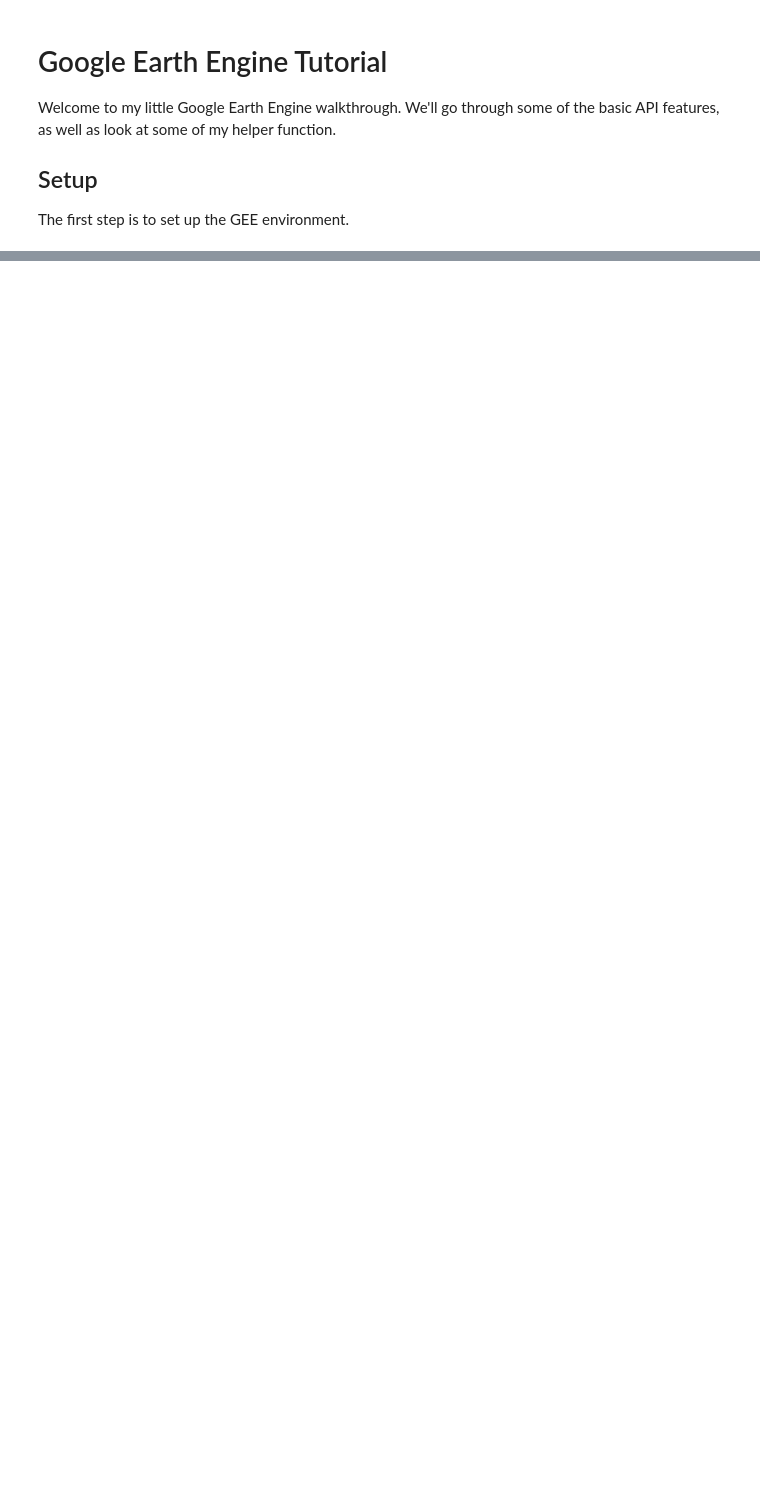
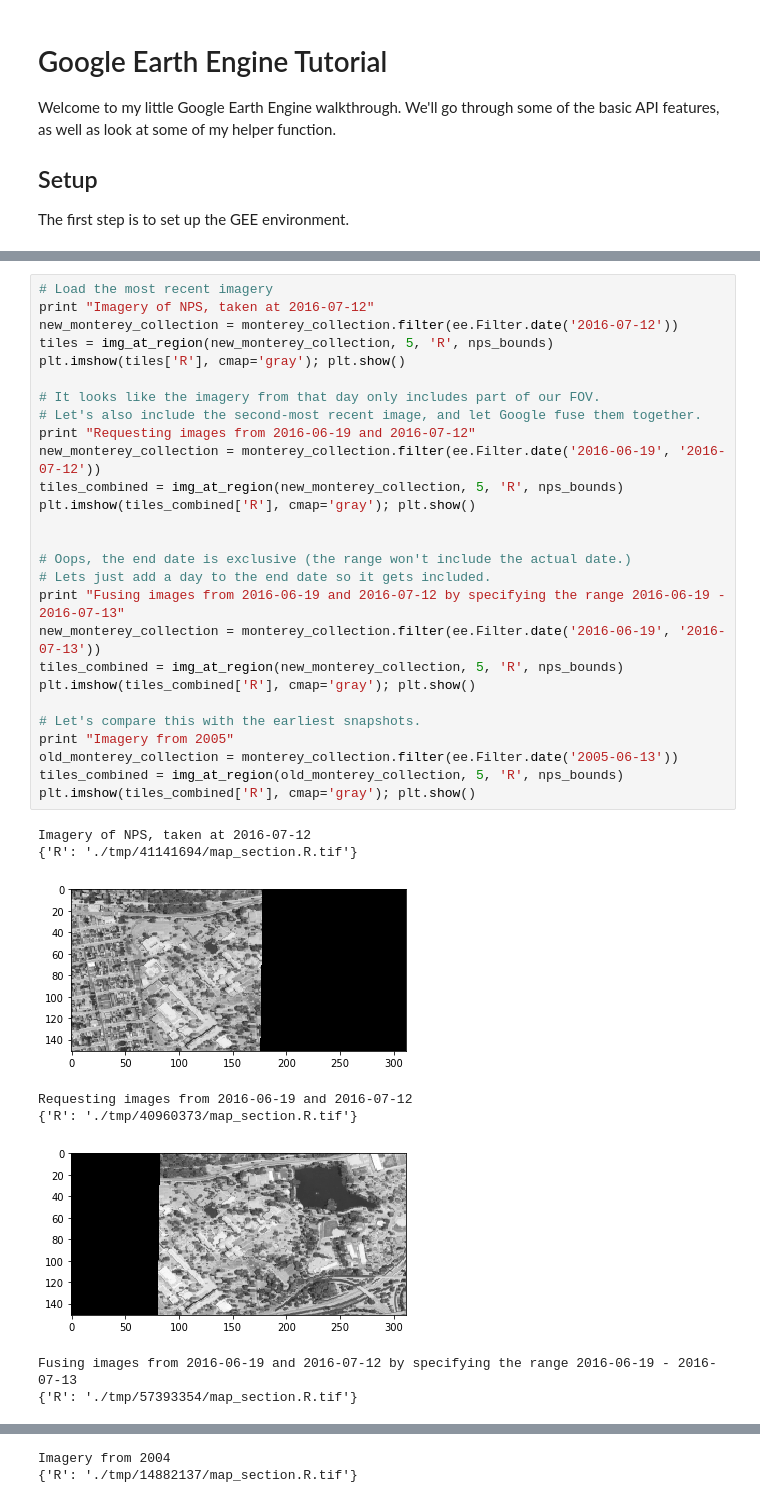
Before and after one commit to jldowns/google_earth_engine_notebook, a Jupyter notebook: notebook/hello_ge.ipynb, the cells around one changed output, grey strips where cells are left out. Saved outputs shown, nothing was run; the diff lists cells and outputs as text; blank space fills up the shorter version.

```diff
--- a/notebook/hello_ge.ipynb
+++ b/notebook/hello_ge.ipynb
@@ -72,0 +76,36 @@ The autoreload extension is already loaded. To reload it, use:
+# %%
+# Load the most recent imagery
+print "Imagery of NPS, taken at 2016-07-12"
+new_monterey_collection = monterey_collection.filter(ee.Filter.date('2016-07-12'))
+tiles = img_at_region(new_monterey_collection, 5, 'R', nps_bounds)
+plt.imshow(tiles['R'], cmap='gray'); plt.show()
+
+# It looks like the imagery from that day only includes part of our FOV.
+# Let's also include the second-most recent image, and let Google fuse them together.
+print "Requesting images from 2016-06-19 and 2016-07-12"
+new_monterey_collection = monterey_collection.filter(ee.Filter.date('2016-06-19', '2016-07-12'))
+tiles_combined = img_at_region(new_monterey_collection, 5, 'R', nps_bounds)
+plt.imshow(tiles_combined['R'], cmap='gray'); plt.show()
+
+
+# Oops, the end date is exclusive (the range won't include the actual date.)
+# Lets just add a day to the end date so it gets included.
+print "Fusing images from 2016-06-19 and 2016-07-12 by specifying the range 2016-06-19 - 2016-07-13"
+new_monterey_collection = monterey_collection.filter(ee.Filter.date('2016-06-19', '2016-07-13'))
+tiles_combined = img_at_region(new_monterey_collection, 5, 'R', nps_bounds)
+plt.imshow(tiles_combined['R'], cmap='gray'); plt.show()
+
+# Let's compare this with the earliest snapshots.
+print "Imagery from 2005"
+old_monterey_collection = monterey_collection.filter(ee.Filter.date('2005-06-13'))
+tiles_combined = img_at_region(old_monterey_collection, 5, 'R', nps_bounds)
+plt.imshow(tiles_combined['R'], cmap='gray'); plt.show()
+# %% [output]
+Imagery of NPS, taken at 2016-07-12
+{'R': './tmp/41141694/map_section.R.tif'}
+[figure, added]
+Requesting images from 2016-06-19 and 2016-07-12
+{'R': './tmp/40960373/map_section.R.tif'}
+[figure, added]
+Fusing images from 2016-06-19 and 2016-07-12 by specifying the range 2016-06-19 - 2016-07-13
+{'R': './tmp/57393354/map_section.R.tif'}
@@ -72,0 +113,2 @@ The autoreload extension is already loaded. To reload it, use:
+Imagery from 2004
+{'R': './tmp/14882137/map_section.R.tif'}
```
Also changed, not shown: parts of 6 cells of this notebook, 1 other file.
